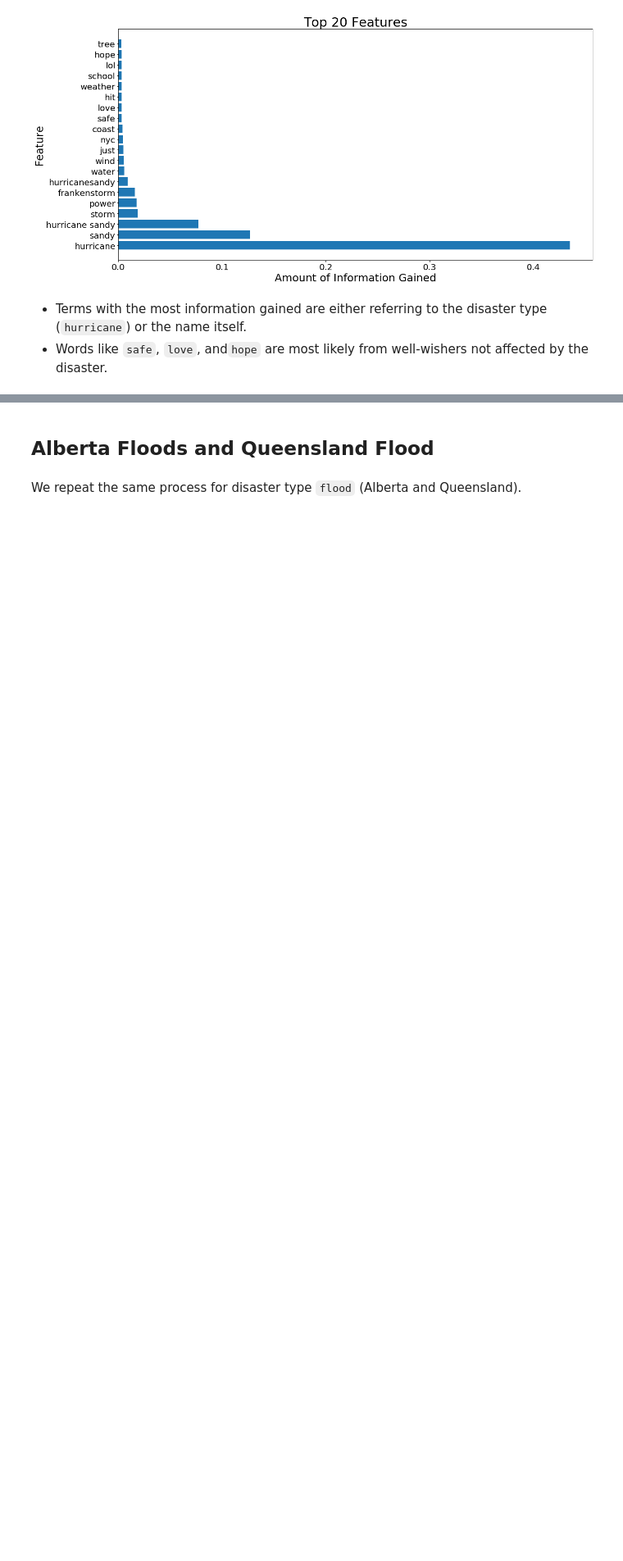
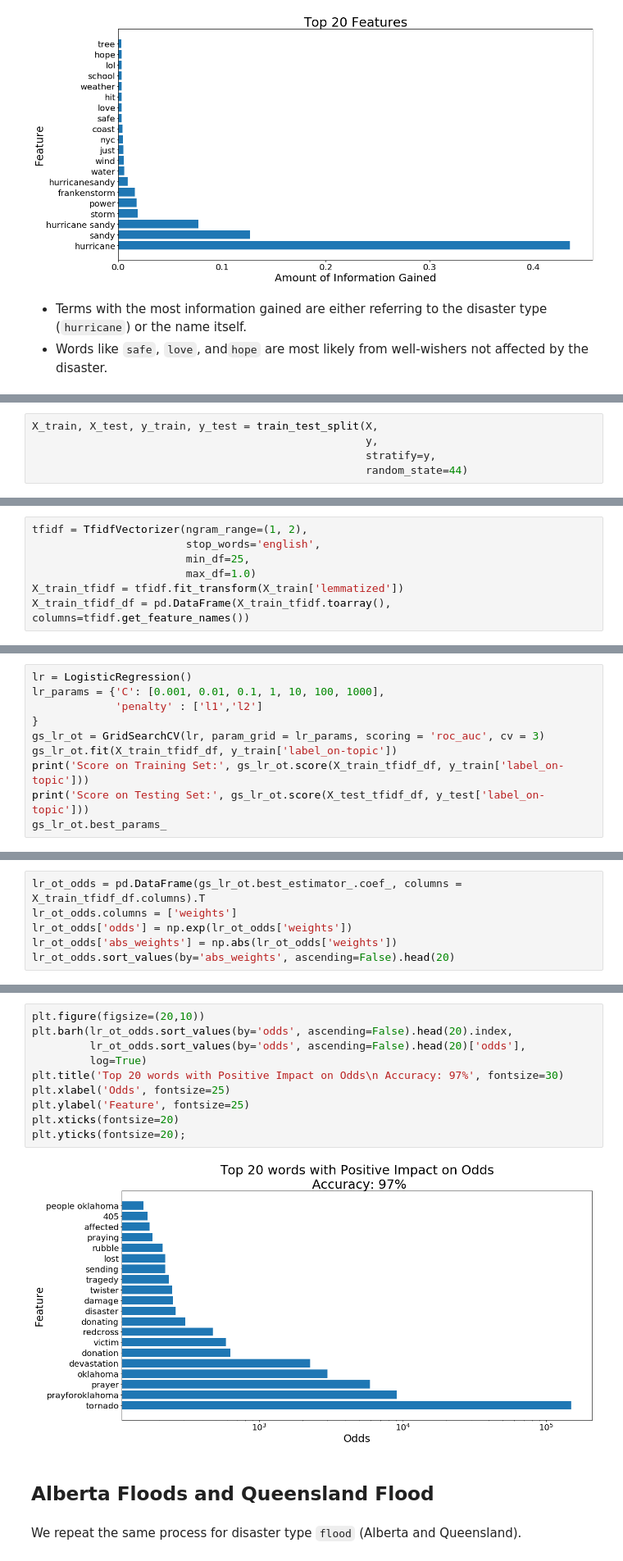
Before and after one commit to csinatra/Twitter-Disaster-Repo, a Jupyter notebook: connie/03_Preprocessing_and_Modeling.ipynb, the cells around one changed output, grey strips where cells are left out. Shown: that part at 82% size. Drawn from its saved outputs; the diff is of its cells as text; blank space fills up the shorter version.

```diff
--- a/connie/03_Preprocessing_and_Modeling.ipynb
+++ b/connie/03_Preprocessing_and_Modeling.ipynb
@@ -152,0 +167,5 @@ plt.yticks(fontsize=20);
+# %%
+X_train, X_test, y_train, y_test = train_test_split(X,
+                                                    y,
+                                                    stratify=y,
+                                                    random_state=44)
@@ -152,0 +178,7 @@ plt.yticks(fontsize=20);
+# %%
+tfidf = TfidfVectorizer(ngram_range=(1, 2),
+                        stop_words='english',
+                        min_df=25,
+                        max_df=1.0)
+X_train_tfidf = tfidf.fit_transform(X_train['lemmatized'])
+X_train_tfidf_df = pd.DataFrame(X_train_tfidf.toarray(), columns=tfidf.get_feature_names())
@@ -152,0 +206,10 @@ plt.yticks(fontsize=20);
+# %%
+lr = LogisticRegression()
+lr_params = {'C': [0.001, 0.01, 0.1, 1, 10, 100, 1000],
+             'penalty' : ['l1','l2']
+}
+gs_lr_ot = GridSearchCV(lr, param_grid = lr_params, scoring = 'roc_auc', cv = 3)
+gs_lr_ot.fit(X_train_tfidf_df, y_train['label_on-topic'])
+print('Score on Training Set:', gs_lr_ot.score(X_train_tfidf_df, y_train['label_on-topic']))
+print('Score on Testing Set:', gs_lr_ot.score(X_test_tfidf_df, y_test['label_on-topic']))
+gs_lr_ot.best_params_
@@ -152,0 +222,6 @@ plt.yticks(fontsize=20);
+# %%
+lr_ot_odds = pd.DataFrame(gs_lr_ot.best_estimator_.coef_, columns = X_train_tfidf_df.columns).T
+lr_ot_odds.columns = ['weights']
+lr_ot_odds['odds'] = np.exp(lr_ot_odds['weights'])
+lr_ot_odds['abs_weights'] = np.abs(lr_ot_odds['weights'])
+lr_ot_odds.sort_values(by='abs_weights', ascending=False).head(20)
@@ -153,3 +246,15 @@ plt.yticks(fontsize=20);
+# %%
+plt.figure(figsize=(20,10))
+plt.barh(lr_ot_odds.sort_values(by='odds', ascending=False).head(20).index,
+         lr_ot_odds.sort_values(by='odds', ascending=False).head(20)['odds'],
+         log=True)
+plt.title('Top 20 words with Positive Impact on Odds\n Accuracy: 97%', fontsize=30)
+plt.xlabel('Odds', fontsize=25)
+plt.ylabel('Feature', fontsize=25)
+plt.xticks(fontsize=20)
+plt.yticks(fontsize=20);
+# %% [output]
+[figure, added]
 # %% [markdown]
 ## Alberta Floods and Queensland Flood
 # %% [markdown]
```
Also changed, not shown: parts of 37 cells of this notebook, 4 other files.
